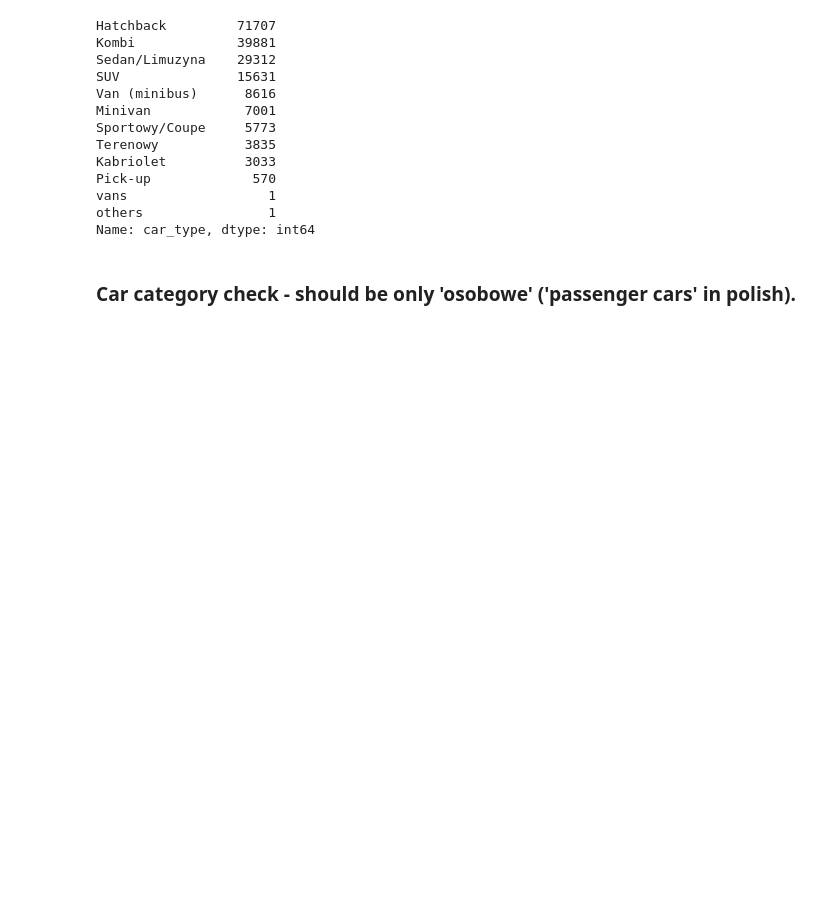
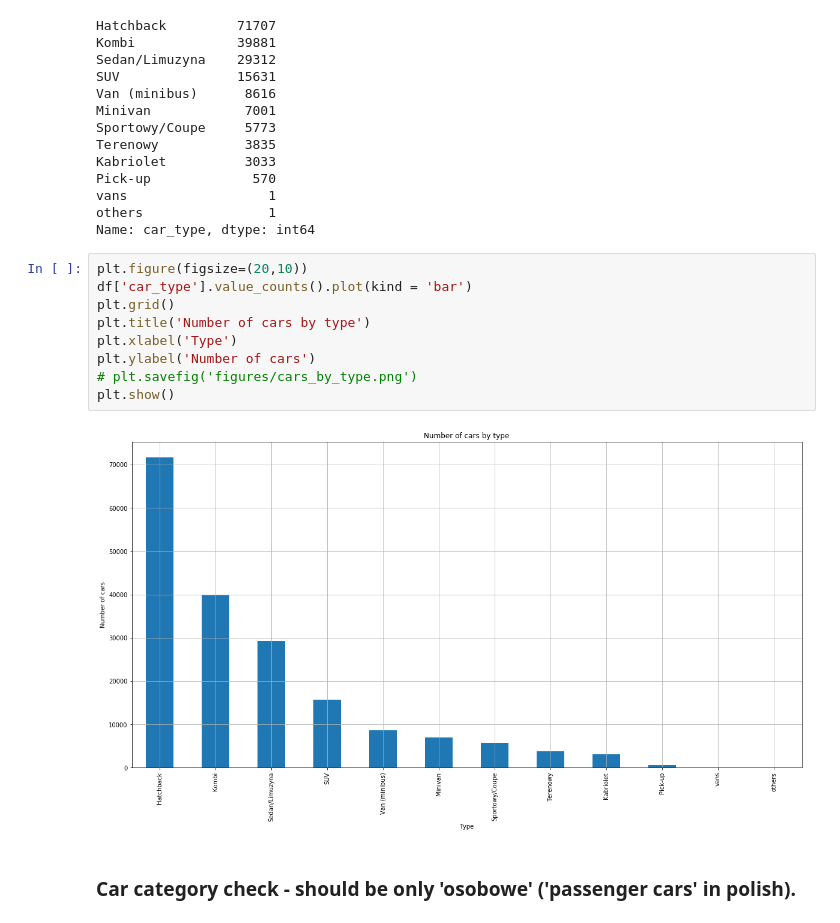
Before and after one commit to fivtyen/Voyage, a Jupyter notebook: statistical_analysis.ipynb, the cells around one changed output. Cells and saved outputs as stored; diff of their text form; blank space fills up the shorter version.

```diff
--- a/statistical_analysis.ipynb
+++ b/statistical_analysis.ipynb
@@ -40,6 +41,17 @@ Pick-up             570
 vans                  1
 others                1
 Name: car_type, dtype: int64
+# %%
+plt.figure(figsize=(20,10))
+df['car_type'].value_counts().plot(kind = 'bar')
+plt.grid()
+plt.title('Number of cars by type')
+plt.xlabel('Type')
+plt.ylabel('Number of cars')
+# plt.savefig('figures/cars_by_type.png')
+plt.show()
+# %% [output]
+[figure, added]
 # %% [markdown]
 <h3>Car category check - should be only 'osobowe' ('passenger cars' in polish).</h3>
 # %%
```
Also changed, not shown: parts of 3 cells of this notebook, 1 other file.
